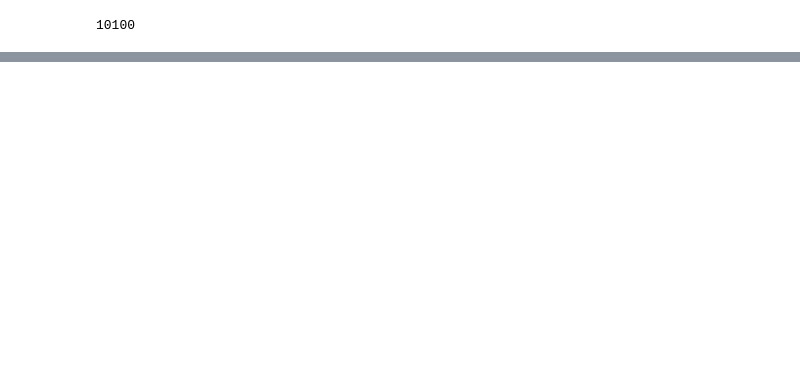
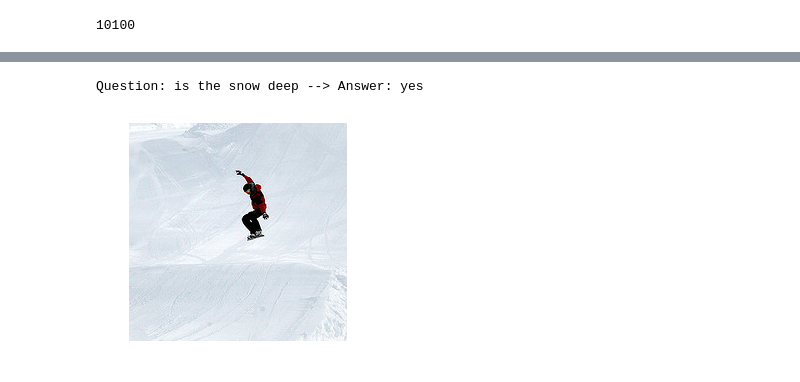
Before and after one commit to abhi-iyer/visual-question-answering, a Jupyter notebook: demo.ipynb, the cells around one changed output, grey strips where cells are left out. Cells and saved outputs as stored; diff of their text form; code cells hidden in the pictures; blank space fills up the shorter version.

```diff
--- a/demo.ipynb
+++ b/demo.ipynb
@@ -171,0 +174,5 @@ NameError: name 'train_set' is not defined
+# %%
+exp.sample(exp.train_ind[1847])
+# %% [output]
+Question: is the snow deep --> Answer: yes
+[figure, added]
```
Also changed, not shown: parts of 9 cells of this notebook, 1 other file.
